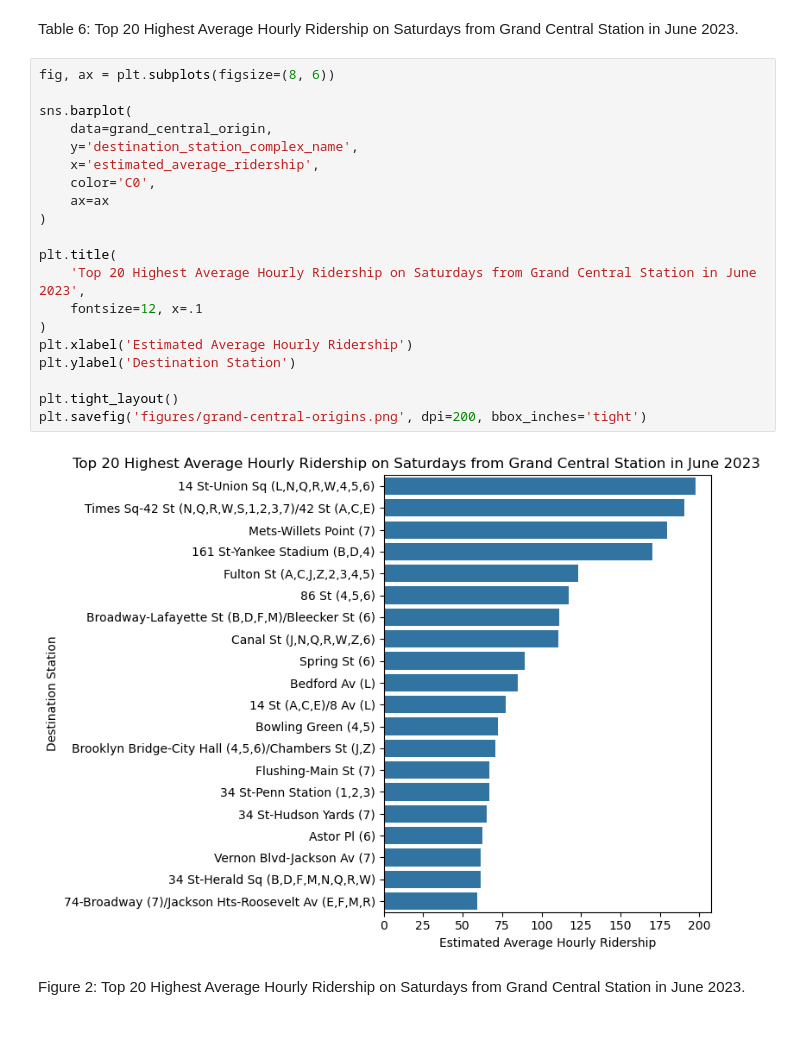
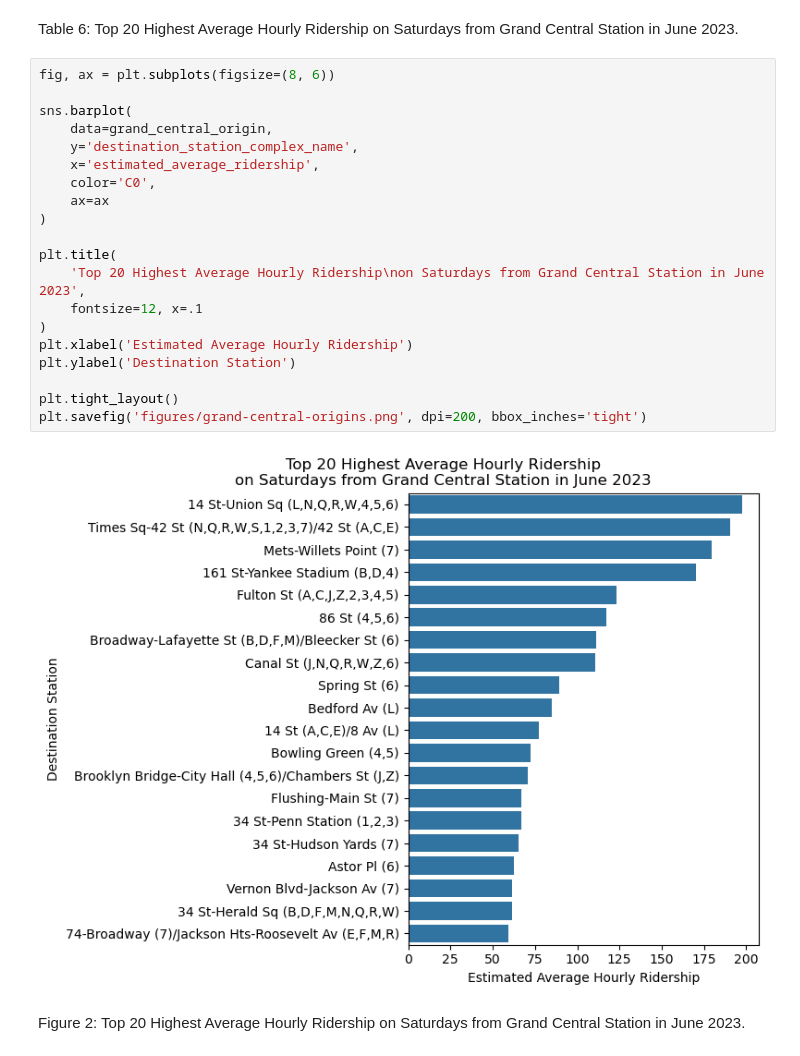
Before and after one commit to mebauer/mta-data, a Jupyter notebook: subway-trips.ipynb, the cells around one changed output. Cells and saved outputs as stored; diff of their text form.

Commit message:
reformat figure title

```diff
--- a/subway-trips.ipynb
+++ b/subway-trips.ipynb
@@ -398,25 +405,25 @@ Table 6: Top 20 Highest Average Hourly Ridership on Saturdays from Grand Central
 # %%
 fig, ax = plt.subplots(figsize=(8, 6))
 
 sns.barplot(
     data=grand_central_origin,
     y='destination_station_complex_name',
     x='estimated_average_ridership',
     color='C0',
     ax=ax
 )
 
 plt.title(
-    'Top 20 Highest Average Hourly Ridership on Saturdays from Grand Central Station in June 2023',
+    'Top 20 Highest Average Hourly Ridership\non Saturdays from Grand Central Station in June 2023',
     fontsize=12, x=.1
 )
 plt.xlabel('Estimated Average Hourly Ridership')
 plt.ylabel('Destination Station')
 
 plt.tight_layout()
 plt.savefig('figures/grand-central-origins.png', dpi=200, bbox_inches='tight')
 # %% [output]
-[figure, old version]
+[figure, new version]
 # %% [markdown]
 Figure 2: Top 20 Highest Average Hourly Ridership on Saturdays from Grand Central Station in June 2023.
 # %%
```
Also changed, not shown: parts of 6 cells of this notebook, 3 other files.
